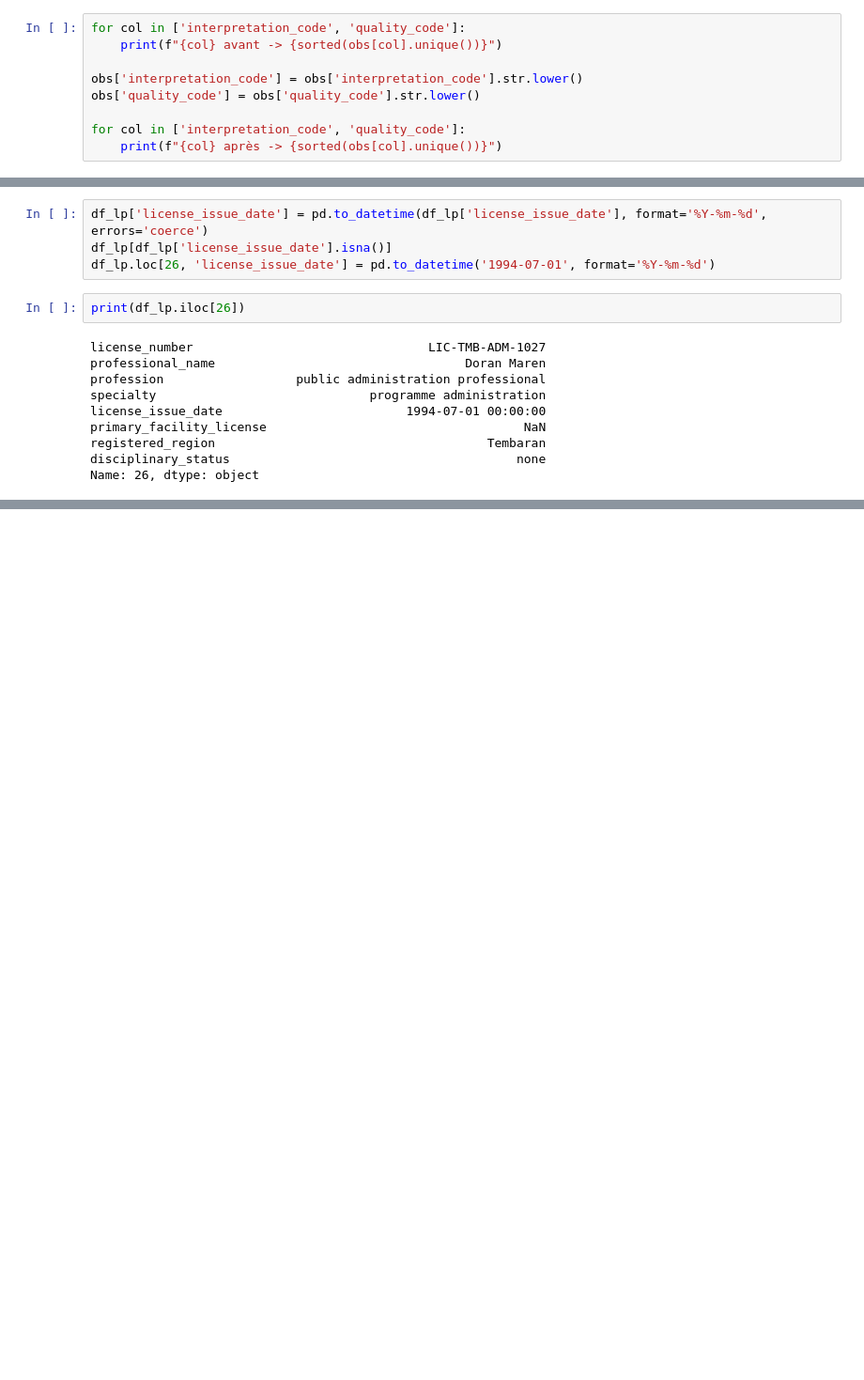
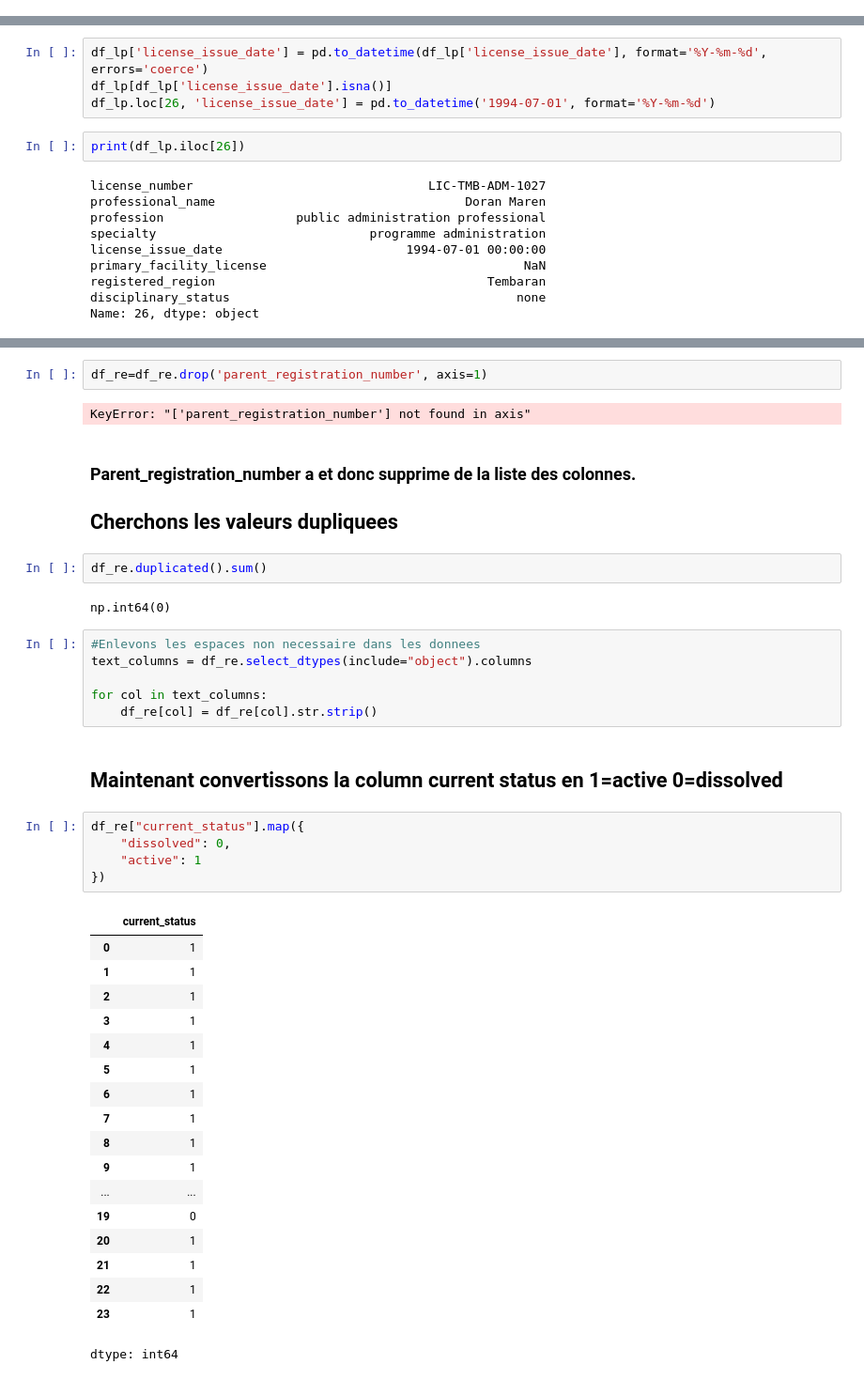
Before and after one commit to Sheik-info/20262027-UE-DataMining-Project, a Jupyter notebook: Base_notebook_to_complete.ipynb, the cells around one changed output, grey strips where cells are left out. Shown at 94% size. Cells and saved outputs as stored; diff of their text form; blank space fills up the shorter version.

```diff
--- a/Base_notebook_to_complete.ipynb
+++ b/Base_notebook_to_complete.ipynb
@@ -466,9 +120,0 @@ Dimensions après suppression : (17734, 14)
-# %%
-for col in ['interpretation_code', 'quality_code']:
-    print(f"{col} avant -> {sorted(obs[col].unique())}")
-
-obs['interpretation_code'] = obs['interpretation_code'].str.lower()
-obs['quality_code'] = obs['quality_code'].str.lower()
-
-for col in ['interpretation_code', 'quality_code']:
-    print(f"{col} après -> {sorted(obs[col].unique())}")
@@ -1566,0 +1080,44 @@ Name: 26, dtype: object
+# %%
+df_re=df_re.drop('parent_registration_number', axis=1)
+# %% [output]
+KeyError: "['parent_registration_number'] not found in axis"
+# %% [markdown]
+### **Parent_registration_number** a et donc supprime de la liste des colonnes.
+
+## Cherchons les valeurs dupliquees
+# %%
+df_re.duplicated().sum()
+# %% [output]
+np.int64(0)
+# %%
+#Enlevons les espaces non necessaire dans les donnees
+text_columns = df_re.select_dtypes(include="object").columns
+
+for col in text_columns:
+    df_re[col] = df_re[col].str.strip()
+# %% [markdown]
+## Maintenant convertissons la column current status en 1=active 0=dissolved
+# %%
+df_re["current_status"].map({
+    "dissolved": 0,
+    "active": 1
+})
+# %% [output]
+|  | current_status |
+| 0 | 1 |
+| 1 | 1 |
+| 2 | 1 |
+| 3 | 1 |
+| 4 | 1 |
+| 5 | 1 |
+| 6 | 1 |
+| 7 | 1 |
+| 8 | 1 |
+| 9 | 1 |
+| ... | ... |
+| 19 | 0 |
+| 20 | 1 |
+| 21 | 1 |
+| 22 | 1 |
+| 23 | 1 |
+dtype: int64
```
Also changed, not shown: parts of 72 cells of this notebook.
